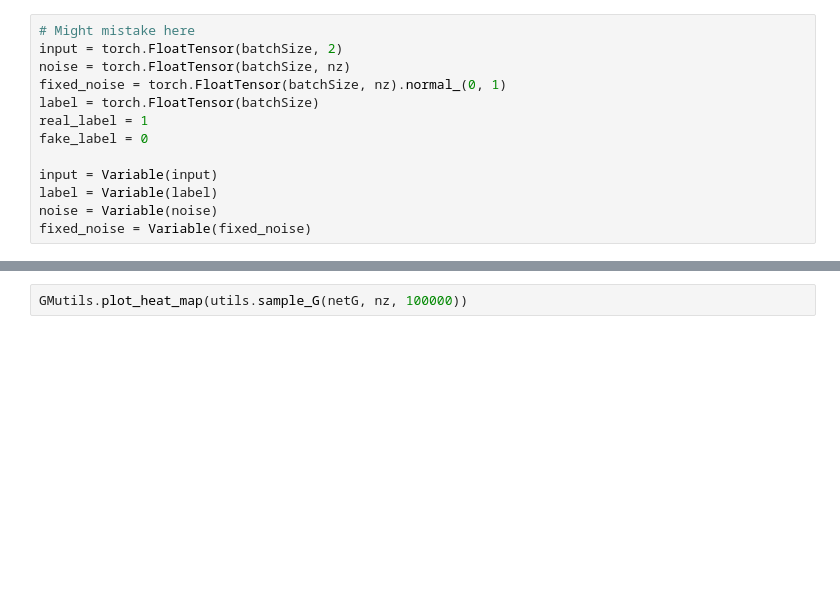
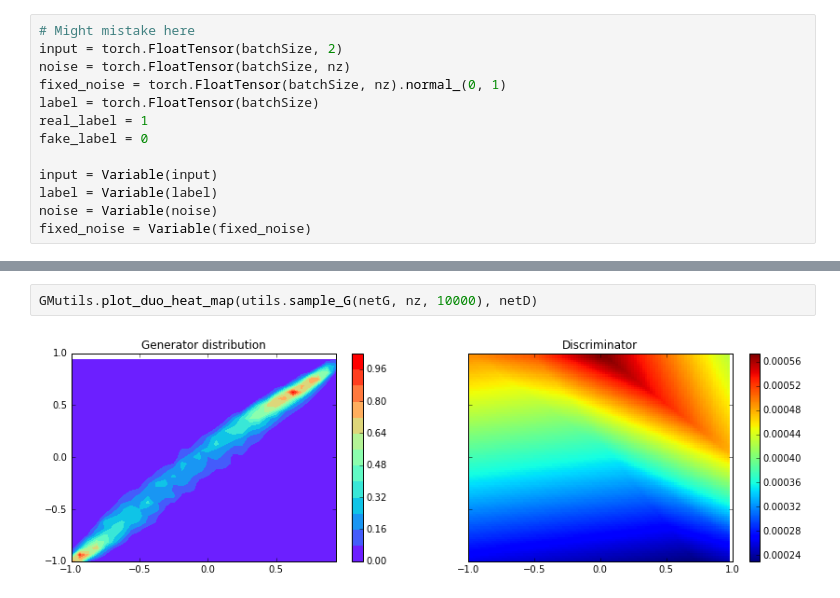
Before and after one commit to lucas-swiniarski/GAN, a Jupyter notebook: notebook/GaussianMixtureWGAN.ipynb, the cells around one changed output, grey strips where cells are left out. Saved outputs shown, nothing was run; the diff lists cells and outputs as text; blank space fills up the shorter version.

```diff
--- a/notebook/GaussianMixtureWGAN.ipynb
+++ b/notebook/GaussianMixtureWGAN.ipynb
@@ -163,2 +148,4 @@ for epoch in range(niter):
 # %%
-GMutils.plot_heat_map(utils.sample_G(netG, nz, 100000))
+GMutils.plot_duo_heat_map(utils.sample_G(netG, nz, 10000), netD)
+# %% [output]
+[figure, added]
```
Also changed, not shown: parts of 3 cells of this notebook, 5 other files.
